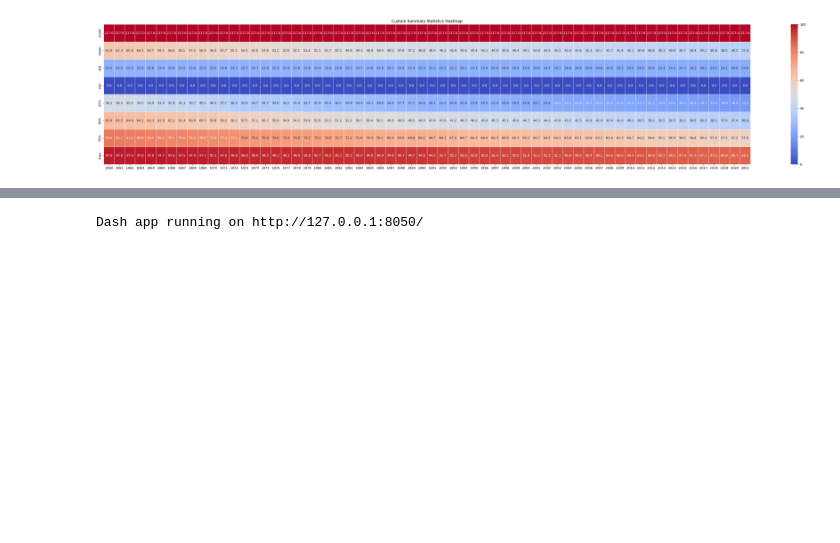
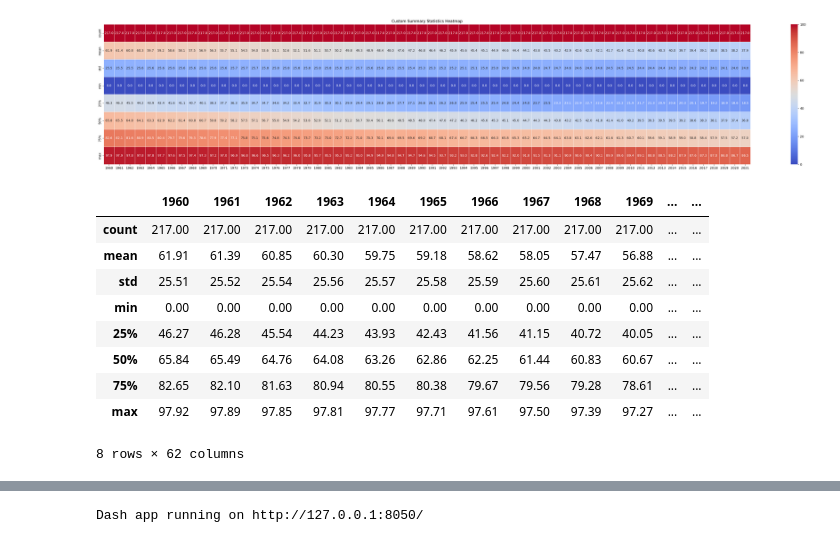
Before and after one commit to DeusNexus/iu-exploratory-data-analysis, a Jupyter notebook: eda-notebook.ipynb, the cells around one changed output, grey strips where cells are left out. Saved outputs shown, nothing was run; the diff lists cells and outputs as text; code cells hidden in the pictures; blank space fills up the shorter version.

```diff
--- a/eda-notebook.ipynb
+++ b/eda-notebook.ipynb
@@ -336,3 +336,17 @@ plt.show()
 # Changes in government policies, rural development programs, and social trends can influence the rural population percentages. Convergence may indicate that such policies and trends are leading to more consistent living patterns.
 # %% [output]
 [figure]
+# %%
+# In this summary we focus on Rural Population Percentage after the data is cleaned. We can clearly see a trend over the years, including the max, min, mean, std and quantiles.
+df[mask_rural_pcnt].describe()
+# %% [output]
+|  | 1960 | 1961 | 1962 | 1963 | 1964 | 1965 | 1966 | 1967 | 1968 | 1969 | ... | ... |
+| count | 217.00 | 217.00 | 217.00 | 217.00 | 217.00 | 217.00 | 217.00 | 217.00 | 217.00 | 217.00 | ... | ... |
+| mean | 61.91 | 61.39 | 60.85 | 60.30 | 59.75 | 59.18 | 58.62 | 58.05 | 57.47 | 56.88 | ... | ... |
+| std | 25.51 | 25.52 | 25.54 | 25.56 | 25.57 | 25.58 | 25.59 | 25.60 | 25.61 | 25.62 | ... | ... |
+| min | 0.00 | 0.00 | 0.00 | 0.00 | 0.00 | 0.00 | 0.00 | 0.00 | 0.00 | 0.00 | ... | ... |
+| 25% | 46.27 | 46.28 | 45.54 | 44.23 | 43.93 | 42.43 | 41.56 | 41.15 | 40.72 | 40.05 | ... | ... |
+| 50% | 65.84 | 65.49 | 64.76 | 64.08 | 63.26 | 62.86 | 62.25 | 61.44 | 60.83 | 60.67 | ... | ... |
+| 75% | 82.65 | 82.10 | 81.63 | 80.94 | 80.55 | 80.38 | 79.67 | 79.56 | 79.28 | 78.61 | ... | ... |
+| max | 97.92 | 97.89 | 97.85 | 97.81 | 97.77 | 97.71 | 97.61 | 97.50 | 97.39 | 97.27 | ... | ... |
+8 rows × 62 columns
```
Also changed, not shown: parts of 4 cells of this notebook, 1 other file.
